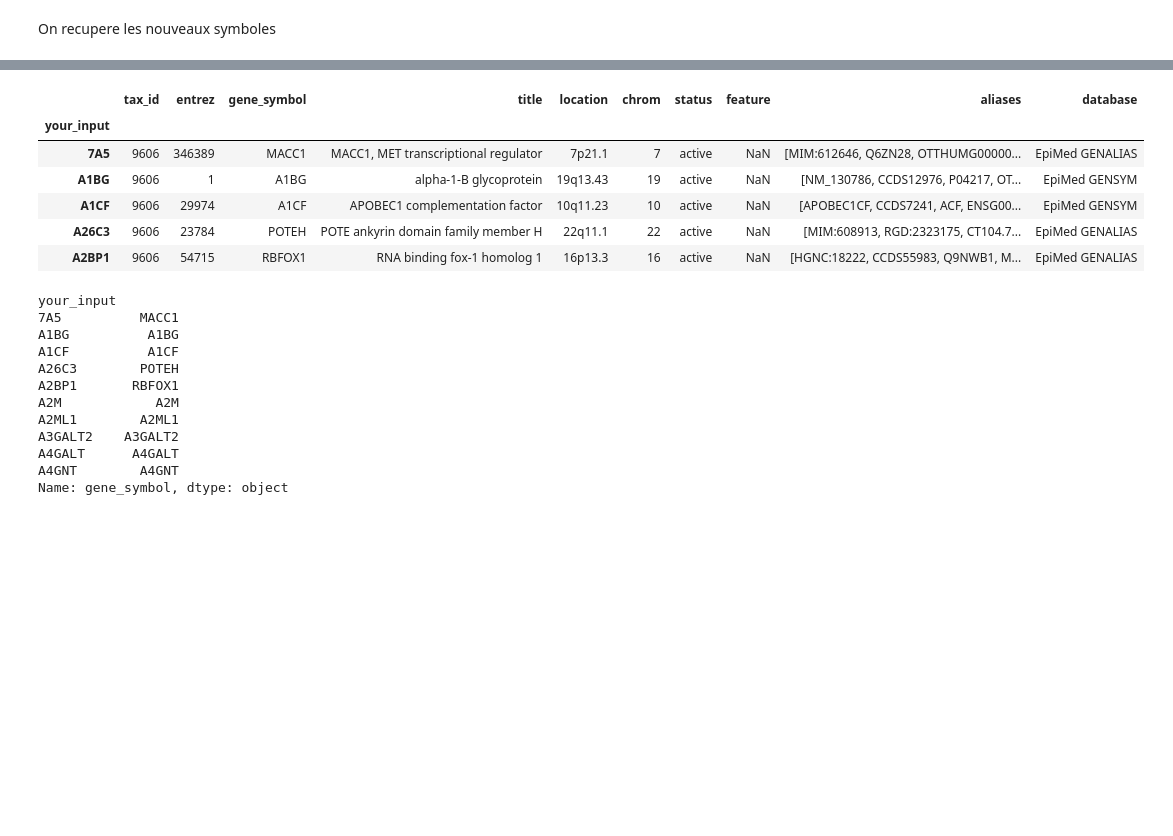
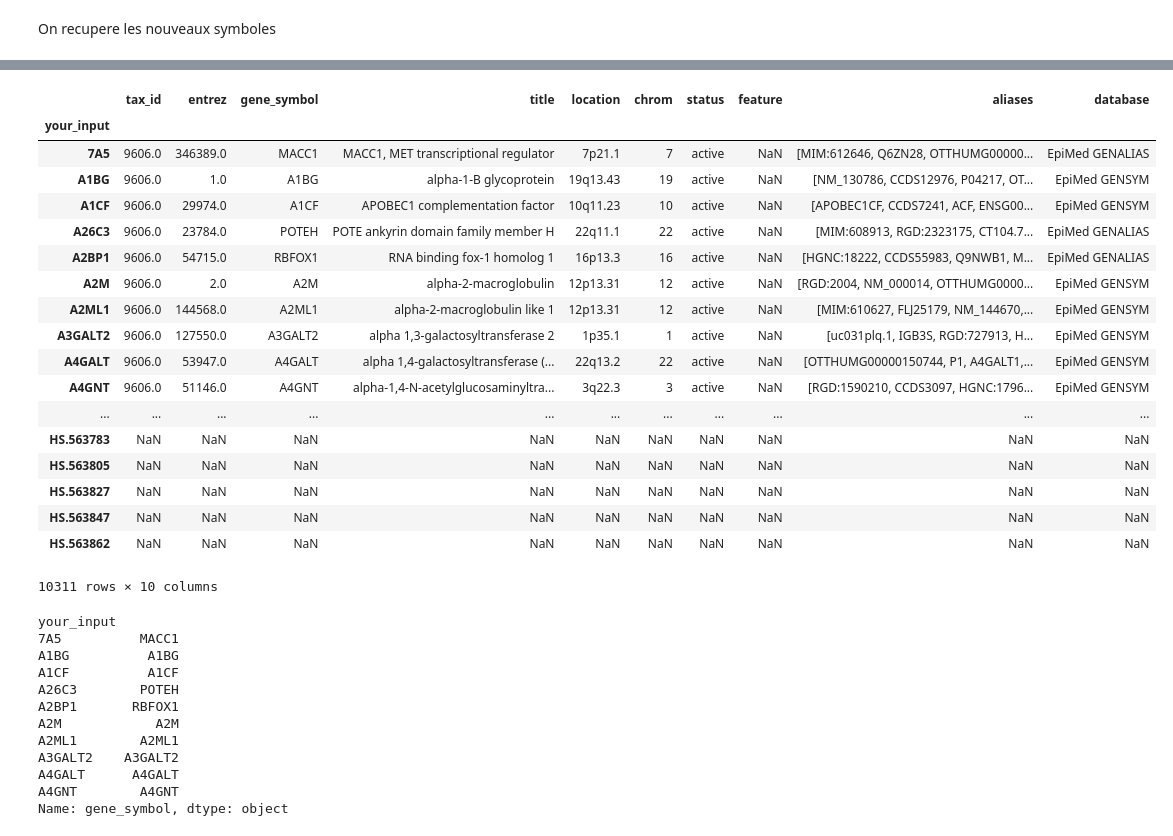
Before and after one commit to MerlinDumeur/PredVir, a Jupyter notebook: Rest API.ipynb, the cells around one changed output, grey strips where cells are left out. Cells and saved outputs as stored; diff of their text form; code cells hidden in the pictures; blank space fills up the shorter version.

```diff
--- a/Rest API.ipynb
+++ b/Rest API.ipynb
@@ -92,15 +171,27 @@ df = pd.read_csv('temp_geneupdate.csv',sep=';',index_col=0)
 # %%
 X.rename(columns=df['gene_symbol'],inplace=True)
 # %%
-df.head()
+df
 # %% [output]
 |  | tax_id | entrez | gene_symbol | title | location | chrom | status | feature | aliases | database |
 | your_input |  |  |  |  |  |  |  |  |  |  |
-| 7A5 | 9606 | 346389 | MACC1 | MACC1, MET transcriptional regulator | 7p21.1 | 7 | active | NaN | [MIM:612646, Q6ZN28, OTTHUMG00000... | EpiMed GENALIAS |
-| A1BG | 9606 | 1 | A1BG | alpha-1-B glycoprotein | 19q13.43 | 19 | active | NaN | [NM_130786, CCDS12976, P04217, OT... | EpiMed GENSYM |
-| A1CF | 9606 | 29974 | A1CF | APOBEC1 complementation factor | 10q11.23 | 10 | active | NaN | [APOBEC1CF, CCDS7241, ACF, ENSG00... | EpiMed GENSYM |
-| A26C3 | 9606 | 23784 | POTEH | POTE ankyrin domain family member H | 22q11.1 | 22 | active | NaN | [MIM:608913, RGD:2323175, CT104.7... | EpiMed GENALIAS |
-| A2BP1 | 9606 | 54715 | RBFOX1 | RNA binding fox-1 homolog 1 | 16p13.3 | 16 | active | NaN | [HGNC:18222, CCDS55983, Q9NWB1, M... | EpiMed GENALIAS |
+| 7A5 | 9606.0 | 346389.0 | MACC1 | MACC1, MET transcriptional regulator | 7p21.1 | 7 | active | NaN | [MIM:612646, Q6ZN28, OTTHUMG00000... | EpiMed GENALIAS |
+| A1BG | 9606.0 | 1.0 | A1BG | alpha-1-B glycoprotein | 19q13.43 | 19 | active | NaN | [NM_130786, CCDS12976, P04217, OT... | EpiMed GENSYM |
+| A1CF | 9606.0 | 29974.0 | A1CF | APOBEC1 complementation factor | 10q11.23 | 10 | active | NaN | [APOBEC1CF, CCDS7241, ACF, ENSG00... | EpiMed GENSYM |
+| A26C3 | 9606.0 | 23784.0 | POTEH | POTE ankyrin domain family member H | 22q11.1 | 22 | active | NaN | [MIM:608913, RGD:2323175, CT104.7... | EpiMed GENALIAS |
+| A2BP1 | 9606.0 | 54715.0 | RBFOX1 | RNA binding fox-1 homolog 1 | 16p13.3 | 16 | active | NaN | [HGNC:18222, CCDS55983, Q9NWB1, M... | EpiMed GENALIAS |
+| A2M | 9606.0 | 2.0 | A2M | alpha-2-macroglobulin | 12p13.31 | 12 | active | NaN | [RGD:2004, NM_000014, OTTHUMG0000... | EpiMed GENSYM |
+| A2ML1 | 9606.0 | 144568.0 | A2ML1 | alpha-2-macroglobulin like 1 | 12p13.31 | 12 | active | NaN | [MIM:610627, FLJ25179, NM_144670,... | EpiMed GENSYM |
+| A3GALT2 | 9606.0 | 127550.0 | A3GALT2 | alpha 1,3-galactosyltransferase 2 | 1p35.1 | 1 | active | NaN | [uc031plq.1, IGB3S, RGD:727913, H... | EpiMed GENSYM |
+| A4GALT | 9606.0 | 53947.0 | A4GALT | alpha 1,4-galactosyltransferase (... | 22q13.2 | 22 | active | NaN | [OTTHUMG00000150744, P1, A4GALT1,... | EpiMed GENSYM |
+| A4GNT | 9606.0 | 51146.0 | A4GNT | alpha-1,4-N-acetylglucosaminyltra... | 3q22.3 | 3 | active | NaN | [RGD:1590210, CCDS3097, HGNC:1796... | EpiMed GENSYM |
+| ... | ... | ... | ... | ... | ... | ... | ... | ... | ... | ... |
+| HS.563783 | NaN | NaN | NaN | NaN | NaN | NaN | NaN | NaN | NaN | NaN |
+| HS.563805 | NaN | NaN | NaN | NaN | NaN | NaN | NaN | NaN | NaN | NaN |
+| HS.563827 | NaN | NaN | NaN | NaN | NaN | NaN | NaN | NaN | NaN | NaN |
+| HS.563847 | NaN | NaN | NaN | NaN | NaN | NaN | NaN | NaN | NaN | NaN |
+| HS.563862 | NaN | NaN | NaN | NaN | NaN | NaN | NaN | NaN | NaN | NaN |
+10311 rows × 10 columns
 # %%
 df['gene_symbol']
 # %% [output]
```
Also changed, not shown: parts of 21 cells of this notebook, 4 other files.
